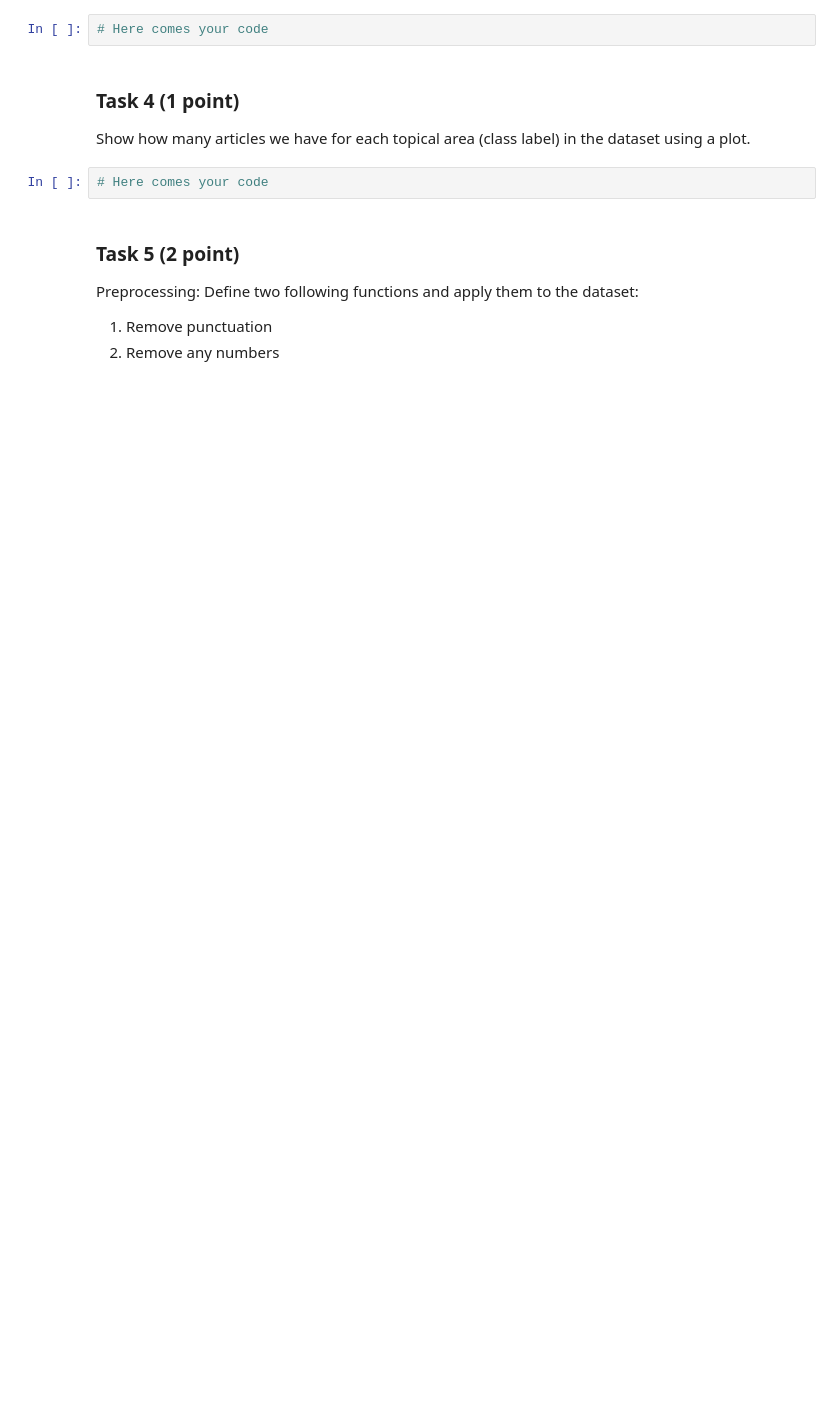
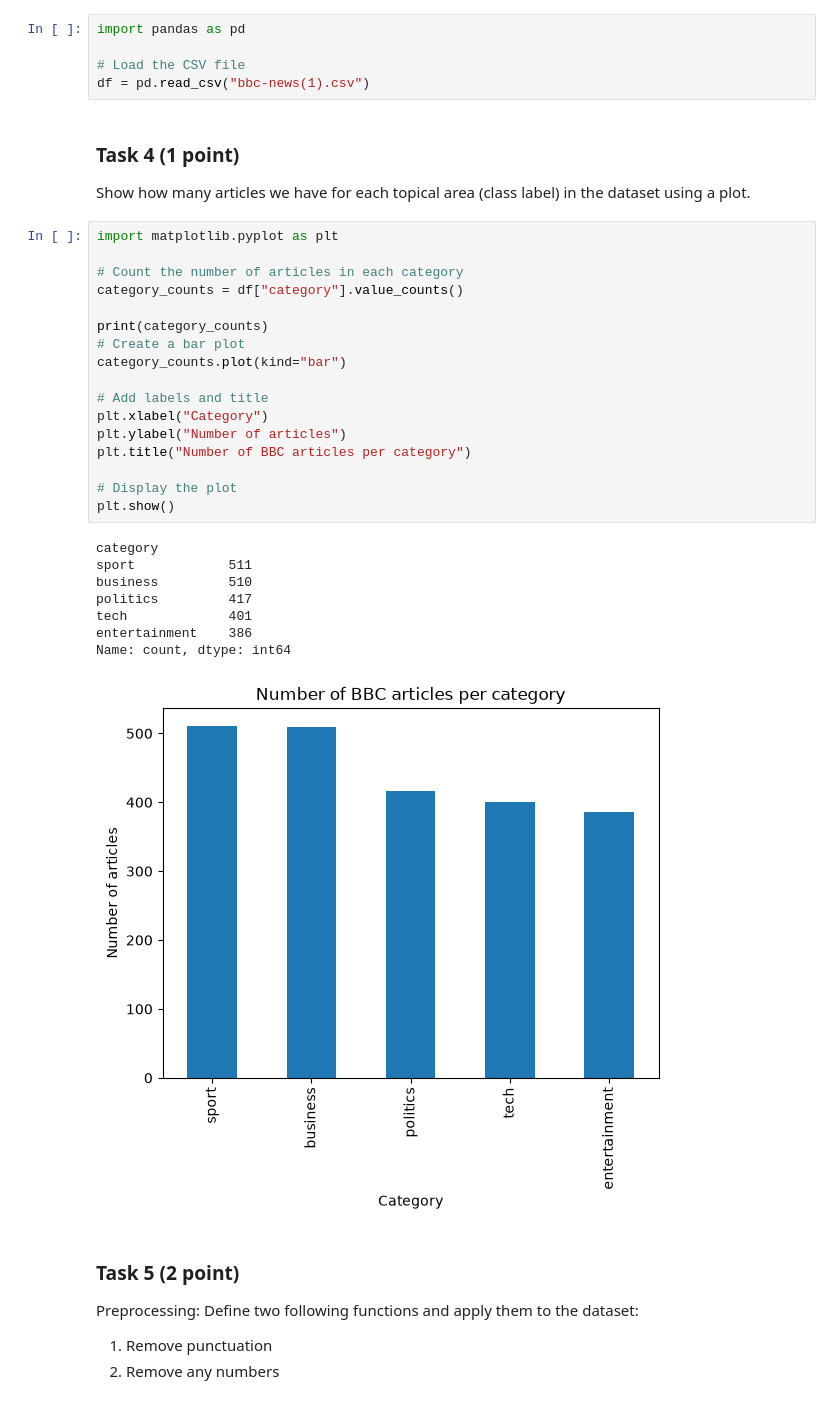
Before and after one commit to sissl0/NLPAssigments, a Jupyter notebook: Assignment 2/Intro2NLP_Assignment_2_Your_Name(2).ipynb, the cells around one changed output. Cells and saved outputs as stored; diff of their text form; blank space fills up the shorter version.

```diff
--- a/Assignment 2/Intro2NLP_Assignment_2_Your_Name(2).ipynb
+++ b/Assignment 2/Intro2NLP_Assignment_2_Your_Name(2).ipynb
@@ -140,13 +160,40 @@ def common_lemma(my_file_name):
 
 Load the data `bbc-text.csv`; This datata consists of 2225 documents from the BBC news website corresponding to stories from 2004-2005.
 # %%
-# Here comes your code
+import pandas as pd
+
+# Load the CSV file
+df = pd.read_csv("bbc-news(1).csv")
 # %% [markdown]
 ### Task 4 (1 point)
 
 Show how many articles we have for each topical area (class label) in the dataset using a plot.
 # %%
-# Here comes your code
+import matplotlib.pyplot as plt
+
+# Count the number of articles in each category
+category_counts = df["category"].value_counts()
+
+print(category_counts)
+# Create a bar plot
+category_counts.plot(kind="bar")
+
+# Add labels and title
+plt.xlabel("Category")
+plt.ylabel("Number of articles")
+plt.title("Number of BBC articles per category")
+
+# Display the plot
+plt.show()
+# %% [output]
+category
+sport            511
+business         510
+politics         417
+tech             401
+entertainment    386
+Name: count, dtype: int64
+[figure, added]
 # %% [markdown]
 ### Task 5 (2 point)
 
```
Also changed, not shown: parts of 11 cells of this notebook.
